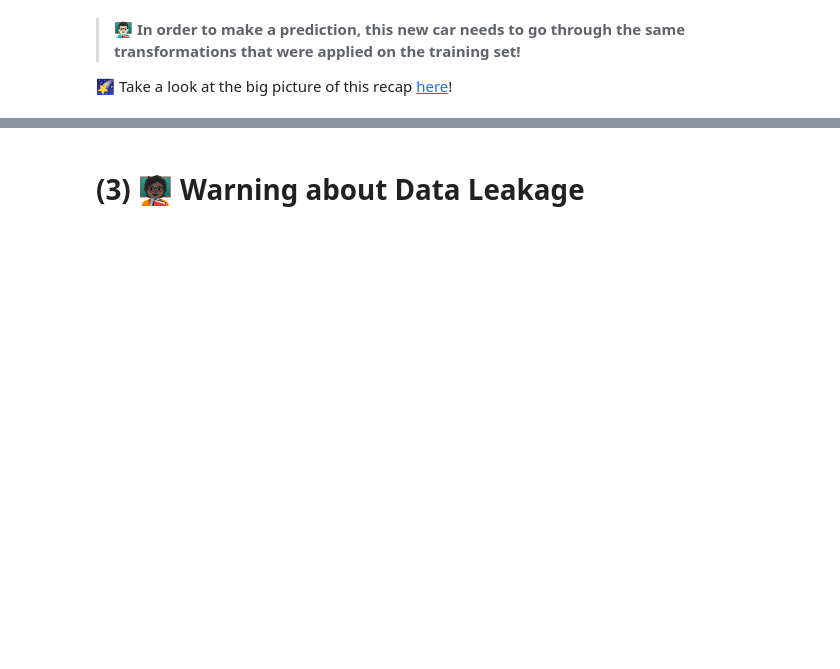
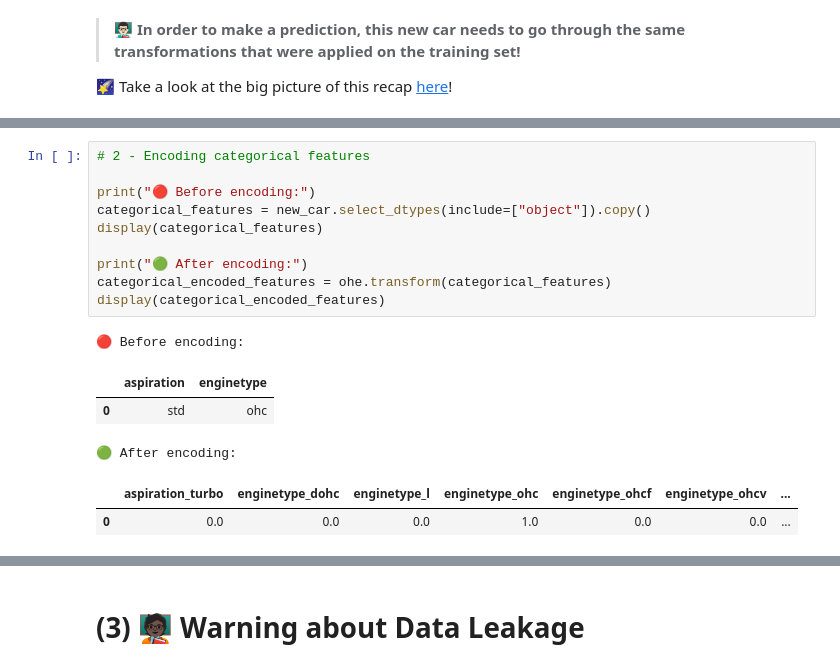
Before and after one commit to itsyeren/data-car-preparation, a Jupyter notebook: Recap - The Cars Dataset.ipynb, the cells around one changed output, grey strips where cells are left out. Cells and saved outputs as stored; diff of their text form; blank space fills up the shorter version.

```diff
--- a/Recap - The Cars Dataset.ipynb
+++ b/Recap - The Cars Dataset.ipynb
@@ -510,3 +548,20 @@ pass  # YOUR CODE HERE
+# %%
+# 2 - Encoding categorical features
+
+print("🔴 Before encoding:")
+categorical_features = new_car.select_dtypes(include=["object"]).copy()
+display(categorical_features)
+
+print("🟢 After encoding:")
+categorical_encoded_features = ohe.transform(categorical_features)
+display(categorical_encoded_features)
+# %% [output]
+🔴 Before encoding:
+|  | aspiration | enginetype |
+| 0 | std | ohc |
+🟢 After encoding:
+|  | aspiration_turbo | enginetype_dohc | enginetype_l | enginetype_ohc | enginetype_ohcf | enginetype_ohcv | ... |
+| 0 | 0.0 | 0.0 | 0.0 | 1.0 | 0.0 | 0.0 | ... |
 # %%
 # 3 - Concatenating numerical and categorical features
 
```
Also changed, not shown: parts of 16 cells of this notebook.
